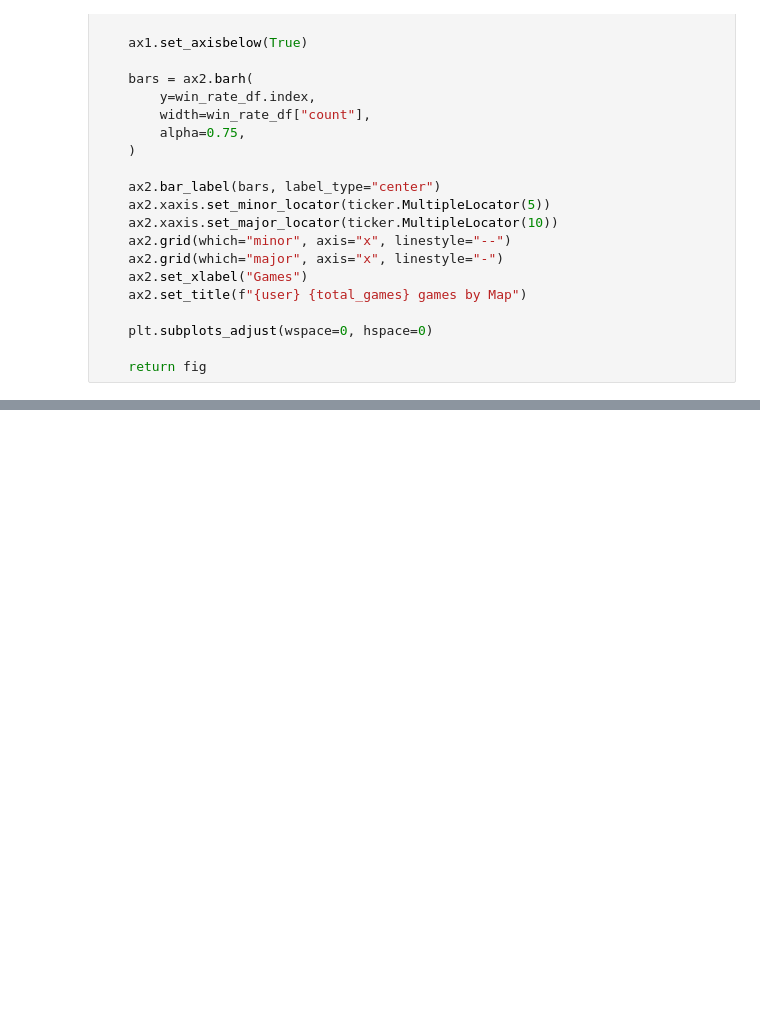
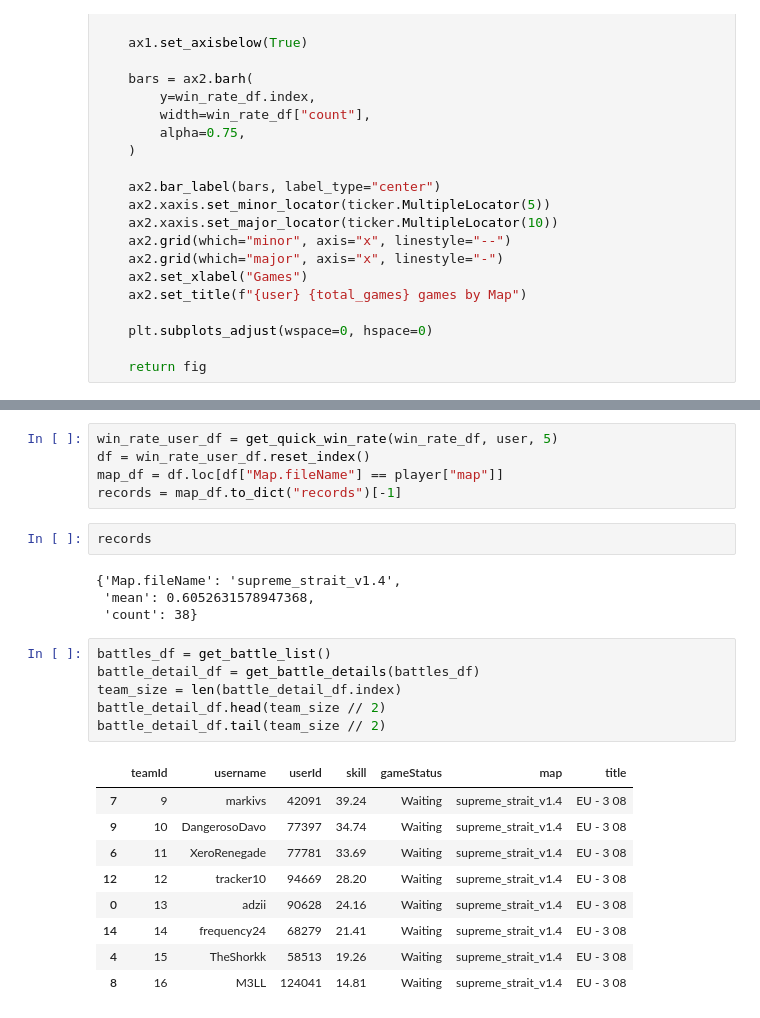
Before and after one commit to furyhawk/bai, a Jupyter notebook: notebooks/battle.ipynb, the cells around one changed output, grey strips where cells are left out. Saved outputs shown, nothing was run; the diff lists cells and outputs as text; blank space fills up the shorter version.

```diff
--- a/notebooks/battle.ipynb
+++ b/notebooks/battle.ipynb
@@ -315,0 +441,27 @@ def plot_win_rate(
+# %%
+win_rate_user_df = get_quick_win_rate(win_rate_df, user, 5)
+df = win_rate_user_df.reset_index()
+map_df = df.loc[df["Map.fileName"] == player["map"]]
+records = map_df.to_dict("records")[-1]
+# %%
+records
+# %% [output]
+{'Map.fileName': 'supreme_strait_v1.4',
+ 'mean': 0.6052631578947368,
+ 'count': 38}
+# %%
+battles_df = get_battle_list()
+battle_detail_df = get_battle_details(battles_df)
+team_size = len(battle_detail_df.index)
+battle_detail_df.head(team_size // 2)
+battle_detail_df.tail(team_size // 2)
+# %% [output]
+|  | teamId | username | userId | skill | gameStatus | map | title |
+| 7 | 9 | markivs | 42091 | 39.24 | Waiting | supreme_strait_v1.4 | EU - 3 08 |
+| 9 | 10 | DangerosoDavo | 77397 | 34.74 | Waiting | supreme_strait_v1.4 | EU - 3 08 |
+| 6 | 11 | XeroRenegade | 77781 | 33.69 | Waiting | supreme_strait_v1.4 | EU - 3 08 |
+| 12 | 12 | tracker10 | 94669 | 28.20 | Waiting | supreme_strait_v1.4 | EU - 3 08 |
+| 0 | 13 | adzii | 90628 | 24.16 | Waiting | supreme_strait_v1.4 | EU - 3 08 |
+| 14 | 14 | frequency24 | 68279 | 21.41 | Waiting | supreme_strait_v1.4 | EU - 3 08 |
+| 4 | 15 | TheShorkk | 58513 | 19.26 | Waiting | supreme_strait_v1.4 | EU - 3 08 |
+| 8 | 16 | M3LL | 124041 | 14.81 | Waiting | supreme_strait_v1.4 | EU - 3 08 |
```
Also changed, not shown: parts of 15 cells of this notebook.
